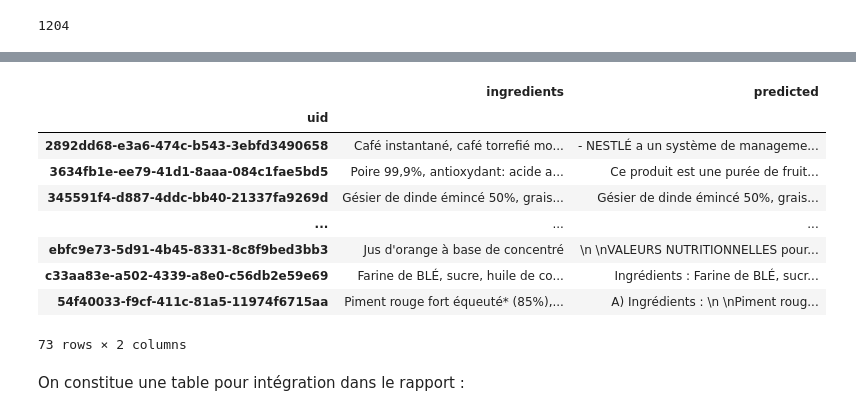
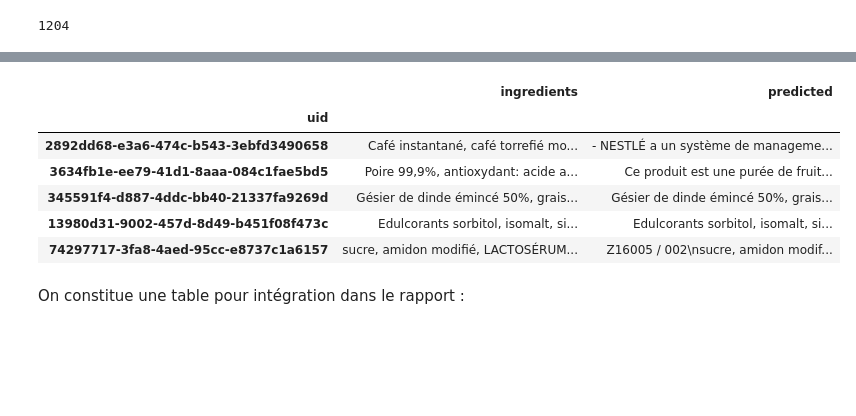
Before and after one commit to UltraDiuve/PIM-Recognizer, a Jupyter notebook: report/notebooks/gt_based_model.ipynb, the cells around one changed output, grey strips where cells are left out. Cells and saved outputs as stored; diff of their text form; code cells hidden in the pictures; blank space fills up the shorter version.

```diff
--- a/report/notebooks/gt_based_model.ipynb
+++ b/report/notebooks/gt_based_model.ipynb
@@ -208,18 +205,15 @@ predicted
 # %%
 predicted['pred_len'] = predicted['predicted'].apply(len)
 sub_sample = predicted.loc[predicted['pred_len'] <= 500, ['ingredients', 'predicted']]
-sub_sample
+sub_sample.head(5)
 # %% [output]
 |  | ingredients | predicted |
 | uid |  |  |
 | 2892dd68-e3a6-474c-b543-3ebfd3490658 | Café instantané, café torrefié mo... | - NESTLÉ a un système de manageme... |
 | 3634fb1e-ee79-41d1-8aaa-084c1fae5bd5 | Poire 99,9%, antioxydant: acide a... | Ce produit est une purée de fruit... |
 | 345591f4-d887-4ddc-bb40-21337fa9269d | Gésier de dinde émincé 50%, grais... | Gésier de dinde émincé 50%, grais... |
-| ... | ... | ... |
-| ebfc9e73-5d91-4b45-8331-8c8f9bed3bb3 | Jus d'orange à base de concentré | \n \nVALEURS NUTRITIONNELLES pour... |
-| c33aa83e-a502-4339-a8e0-c56db2e59e69 | Farine de BLÉ, sucre, huile de co... | Ingrédients : Farine de BLÉ, sucr... |
-| 54f40033-f9cf-411c-81a5-11974f6715aa | Piment rouge fort équeuté* (85%),... | A) Ingrédients : \n \nPiment roug... |
+| 13980d31-9002-457d-8d49-b451f08f473c | Edulcorants sorbitol, isomalt, si... | Edulcorants sorbitol, isomalt, si... |
+| 74297717-3fa8-4aed-95cc-e8737c1a6157 | sucre, amidon modifié, LACTOSÉRUM... | Z16005 / 002\nsucre, amidon modif... |
-73 rows × 2 columns
 # %% [markdown]
 On constitue une table pour intégration dans le rapport :
 # %%
```
Also changed, not shown: parts of 1 cell of this notebook, 1 other file.
